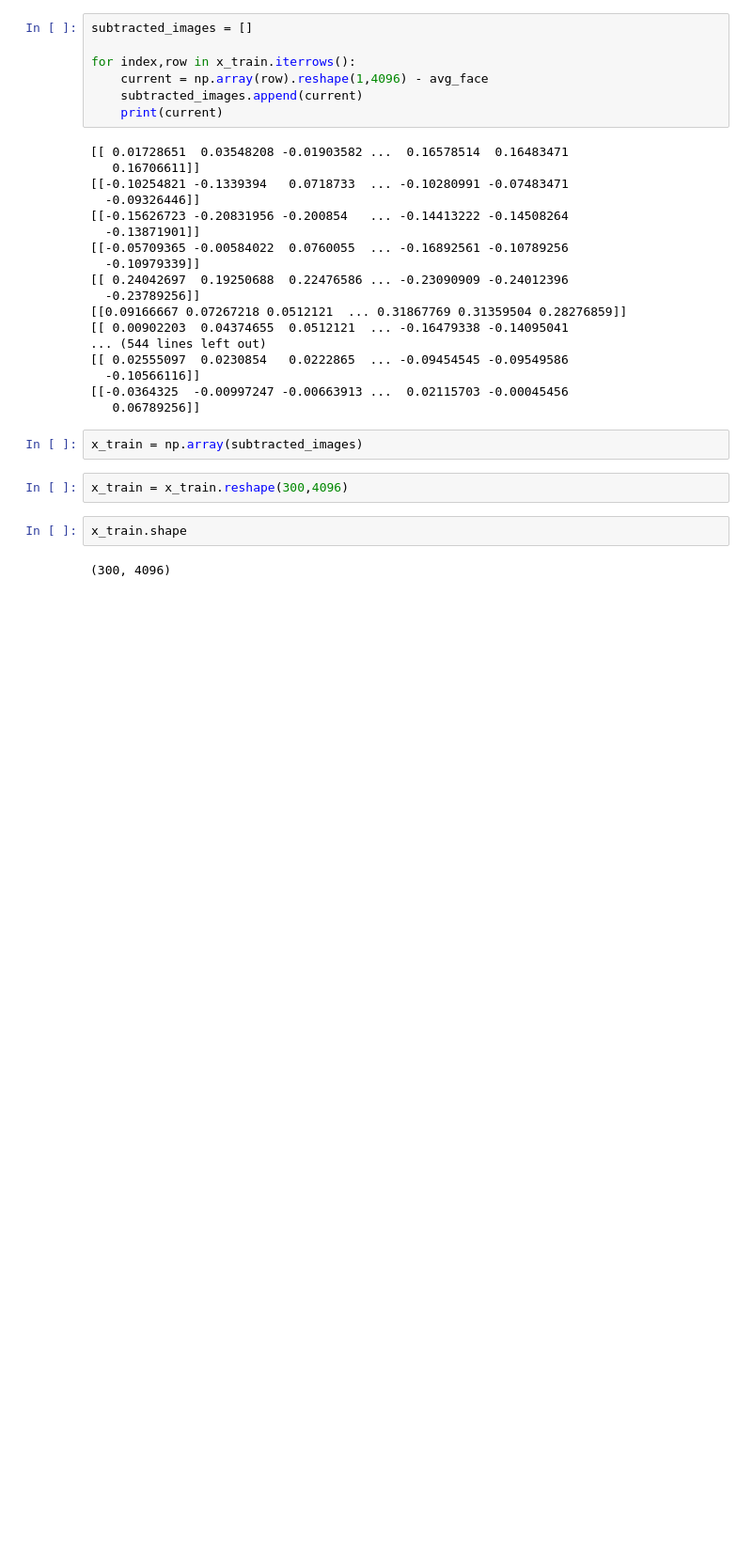
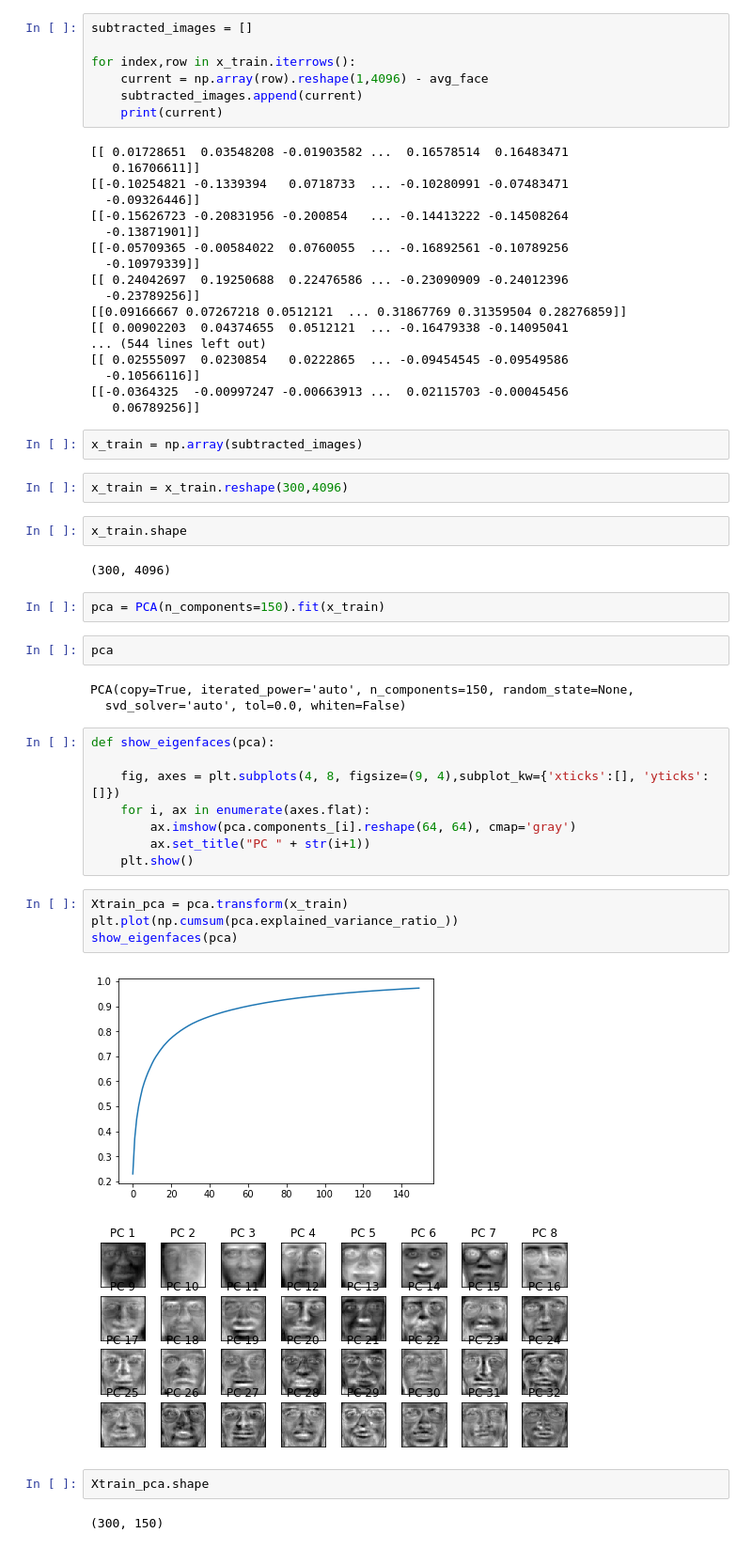
Before and after one commit to championballer/ComputerVision, a Jupyter notebook: Face Recognition .ipynb, the cells around one changed output. Shown at 94% size. Drawn from its saved outputs; the diff is of its cells as text; blank space fills up the shorter version.

```diff
--- a/Face Recognition .ipynb
+++ b/Face Recognition .ipynb
@@ -92,3 +92,29 @@ x_train = x_train.reshape(300,4096)
 x_train.shape
 # %% [output]
 (300, 4096)
+# %%
+pca = PCA(n_components=150).fit(x_train)
+# %%
+pca
+# %% [output]
+PCA(copy=True, iterated_power='auto', n_components=150, random_state=None,
+  svd_solver='auto', tol=0.0, whiten=False)
+# %%
+def show_eigenfaces(pca):
+
+    fig, axes = plt.subplots(4, 8, figsize=(9, 4),subplot_kw={'xticks':[], 'yticks':[]})
+    for i, ax in enumerate(axes.flat):
+        ax.imshow(pca.components_[i].reshape(64, 64), cmap='gray')
+        ax.set_title("PC " + str(i+1))
+    plt.show()
+# %%
+Xtrain_pca = pca.transform(x_train)
+plt.plot(np.cumsum(pca.explained_variance_ratio_))
+show_eigenfaces(pca)
+# %% [output]
+[figure, added]
+[figure, added]
+# %%
+Xtrain_pca.shape
+# %% [output]
+(300, 150)
```
